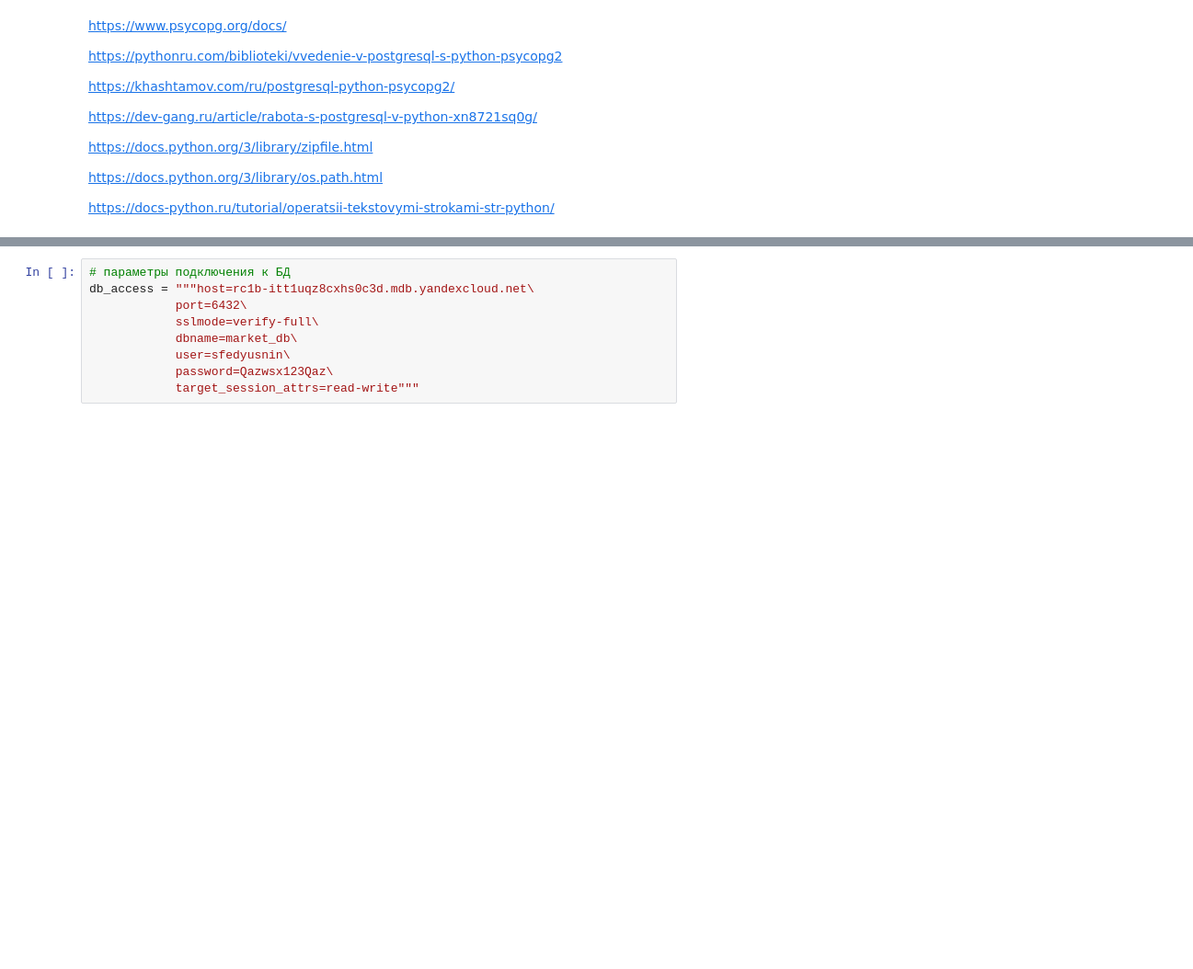
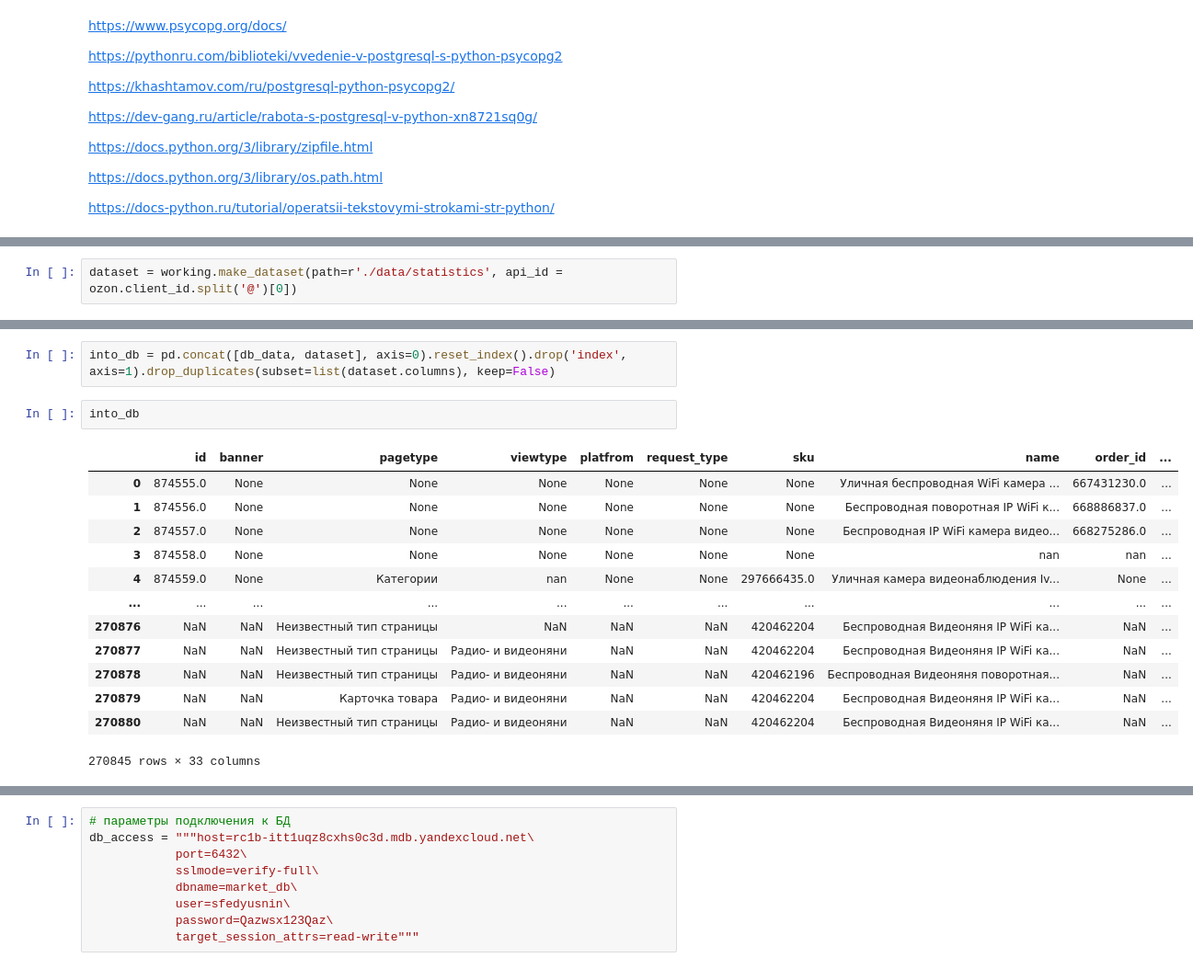
Before and after one commit to FED32/ozon_perf_parser, a Jupyter notebook: Files_processing.ipynb, the cells around one changed output, grey strips where cells are left out. Shown at 92% size. Cells and saved outputs as stored; diff of their text form; blank space fills up the shorter version.

```diff
--- a/Files_processing.ipynb
+++ b/Files_processing.ipynb
@@ -25,0 +182,2 @@ from Ozon_performance_class import Ozon_performance
+# %%
+dataset = working.make_dataset(path=r'./data/statistics', api_id = ozon.client_id.split('@')[0])
@@ -25,0 +256,18 @@ from Ozon_performance_class import Ozon_performance
+# %%
+into_db = pd.concat([db_data, dataset], axis=0).reset_index().drop('index', axis=1).drop_duplicates(subset=list(dataset.columns), keep=False)
+# %%
+into_db
+# %% [output]
+|  | id | banner | pagetype | viewtype | platfrom | request_type | sku | name | order_id | ... |
+| 0 | 874555.0 | None | None | None | None | None | None | Уличная беспроводная WiFi камера ... | 667431230.0 | ... |
+| 1 | 874556.0 | None | None | None | None | None | None | Беспроводная поворотная IP WiFi к... | 668886837.0 | ... |
+| 2 | 874557.0 | None | None | None | None | None | None | Беспроводная IP WiFi камера видео... | 668275286.0 | ... |
+| 3 | 874558.0 | None | None | None | None | None | None | nan | nan | ... |
+| 4 | 874559.0 | None | Категории | nan | None | None | 297666435.0 | Уличная камера видеонаблюдения Iv... | None | ... |
+| ... | ... | ... | ... | ... | ... | ... | ... | ... | ... | ... |
+| 270876 | NaN | NaN | Неизвестный тип страницы | NaN | NaN | NaN | 420462204 | Беспроводная Видеоняня IP WiFi ка... | NaN | ... |
+| 270877 | NaN | NaN | Неизвестный тип страницы | Радио- и видеоняни | NaN | NaN | 420462204 | Беспроводная Видеоняня IP WiFi ка... | NaN | ... |
+| 270878 | NaN | NaN | Неизвестный тип страницы | Радио- и видеоняни | NaN | NaN | 420462196 | Беспроводная Видеоняня поворотная... | NaN | ... |
+| 270879 | NaN | NaN | Карточка товара | Радио- и видеоняни | NaN | NaN | 420462204 | Беспроводная Видеоняня IP WiFi ка... | NaN | ... |
+| 270880 | NaN | NaN | Неизвестный тип страницы | Радио- и видеоняни | NaN | NaN | 420462204 | Беспроводная Видеоняня IP WiFi ка... | NaN | ... |
+270845 rows × 33 columns
```
Also changed, not shown: parts of 54 cells of this notebook.
